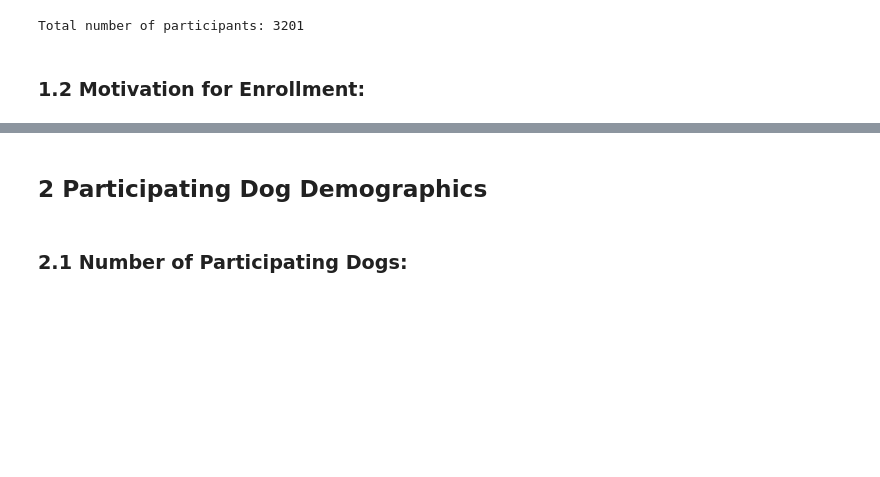
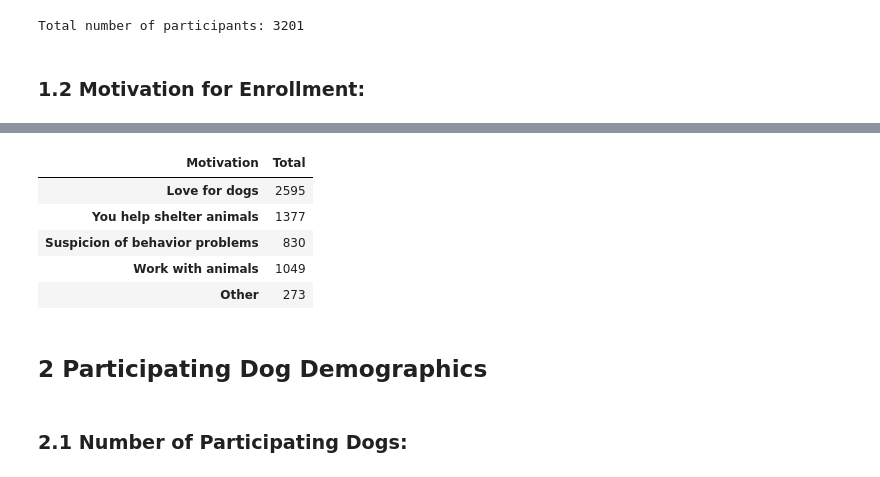
Before and after one commit to iandinwoodie/pdbs-study-1, a Jupyter notebook: notebooks/1.0-ird-pdbs-analysis-notebook.ipynb, the cells around one changed output, grey strips where cells are left out. Drawn from its saved outputs; the diff is of its cells as text; code cells hidden in the pictures; blank space fills up the shorter version.

```diff
--- a/notebooks/1.0-ird-pdbs-analysis-notebook.ipynb
+++ b/notebooks/1.0-ird-pdbs-analysis-notebook.ipynb
@@ -238,27 +238,10 @@ fields = ('question_reason_for_part_1, question_reason_for_part_2, '
 labels = ['Love for dogs', 'You help shelter animals', 'Suspicion of behavior problems',
           'Work with animals', 'Other']
 df = createNumericDataFrame(USER_TABLE, fields, labels, filtered=False)
-
-# Create a bar graph to illustrate breakdown of responses.
-sums = df.sum()
-sums = sums.sort_values(ascending=True)
-data = [go.Bar(y=sums.index.values,
-               x=sums.values,
-               orientation='h')]
-layout = go.Layout(title="Motivation for Study Enrollment",
-                   xaxis=dict(title='number of participants'),
-                   yaxis=dict(title='',
-                              automargin=True,
-                              tickangle=30,
-                              tickprefix=' ',
-                              ticksuffix=' '),
-                   width=600,
-                   height=400)
-fig = go.Figure(data=data, layout=layout)
-if SAVE_OUTPUT:
-    py.plot(fig, image='png', image_width=600, image_height=400,
-            image_filename='1_2_motivation_for_enrollment')
-py.iplot(fig)
-
+s = df.sum(0, skipna=False)
+#df = pd.DataFrame({'Motivation':s.index, 'Total':s.values})
+df = pd.DataFrame(index=s.index, data={'Total':s.values})
+df.columns.name = 'Motivation'
+df
 # NOTE: This does not include a count of users who did not provide a reason.
 # %% [output]
@@ -266,3 +248,9 @@ py.iplot(fig)
+| Motivation | Total |
+| Love for dogs | 2595 |
+| You help shelter animals | 1377 |
+| Suspicion of behavior problems | 830 |
+| Work with animals | 1049 |
+| Other | 273 |
 # %% [markdown]
 ## 2 Participating Dog Demographics
 # %% [markdown]
```
Also changed, not shown: parts of 3 cells of this notebook.
